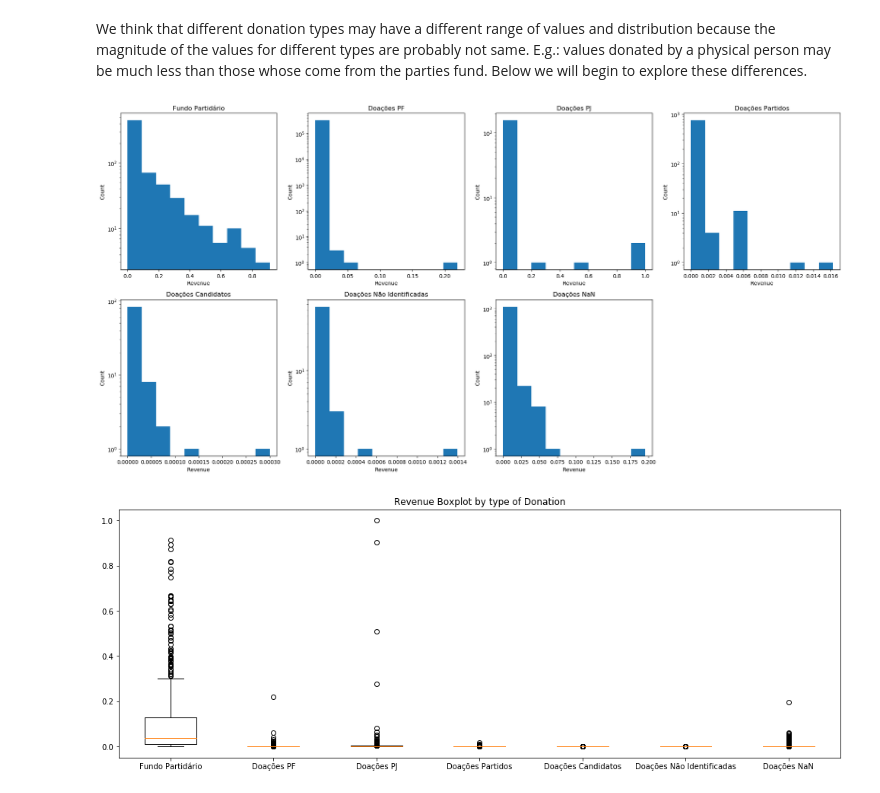
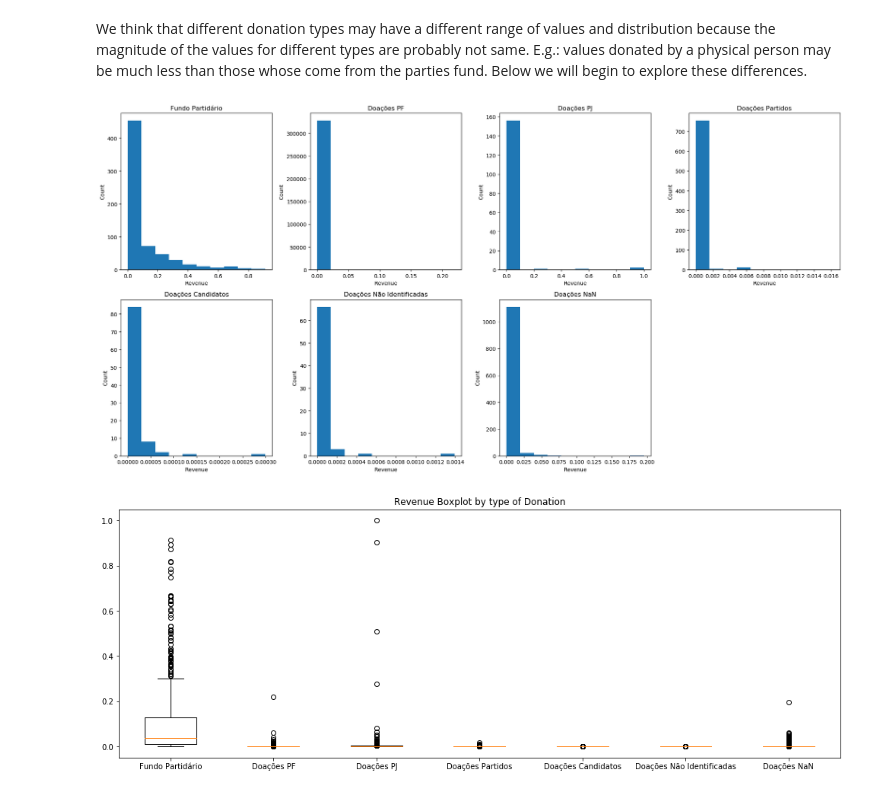
Before and after one commit to aiquis/political-parties-revenue, a Jupyter notebook: Political Parties Funding - Exploratory Analysis.ipynb, the cells around one changed output. Cells and saved outputs as stored; diff of their text form; code cells hidden in the pictures.

```diff
--- a/Political Parties Funding - Exploratory Analysis.ipynb
+++ b/Political Parties Funding - Exploratory Analysis.ipynb
@@ -129,0 +146,26 @@ We had to do some experimentation to plot the graphs on a way it could be seen b
+# %%
+# First approuch: revenue values on the million scale
+
+# Adding a columns to the DataFrame with revenue in the million scale to facilitate the readbility of the values
+# the round function is applied to also make it a better number to read and understand
+receitas_br_df['VR_RECEITA_MILHOES'] = (receitas_br_df['VR_RECEITA'] / (10 ** 6)).round(decimals=2)
+
+# n_samples stores the number of rows (aka samples) of the dataset
+n_samples = len(receitas_br_df)
+# Calculating the number of bins based on the square root of the samples since it's a common way
+# to set this number for usage on histograms
+n_bins = int(np.sqrt(n_samples))
+
+_ = plt.subplots(nrows=1, ncols=2, figsize=(15, 5), facecolor='w', edgecolor='w')
+
+# Plotting the histogram to see the distribution of revenue data values
+_ = plt.subplot(1, 2, 1)
+# Log has been applied for the data
+_ = plt.hist(receitas_br_df['VR_RECEITA_MILHOES'], bins=n_bins)
+_ = plt.xlabel('Revenue (millions)')
+_ = plt.ylabel('Count')
+
+_ = plt.subplot(1, 2, 2)
+_ = plt.boxplot(receitas_br_df['VR_RECEITA_MILHOES'], labels=['Revenue (millions)'])
+
+receitas_br_df.VR_RECEITA_MILHOES.describe()
@@ -203,58 +260,58 @@ _ = plt.subplot(2, 4, 1)
 _ = plt.title('Fundo Partidário')
 _ = plt.xlabel('Revenue')
 _ = plt.ylabel('Count')
-_ = plt.hist(fundo_partidario['VR_RECEITA_NORM'], log=True)
+_ = plt.hist(fundo_partidario['VR_RECEITA_NORM'])
 
 bin_size = get_bin_size(doacoes_pf)
 _ = plt.subplot(2, 4, 2)
 _ = plt.title('Doações PF')
 _ = plt.xlabel('Revenue')
 _ = plt.ylabel('Count')
-_ = plt.hist(doacoes_pf['VR_RECEITA_NORM'], log=True)
+_ = plt.hist(doacoes_pf['VR_RECEITA_NORM'])
 
 bin_size = get_bin_size(doacoes_pj)
 _ = plt.subplot(2, 4, 3)
 _ = plt.title('Doações PJ')
 _ = plt.xlabel('Revenue')
 _ = plt.ylabel('Count')
-_ = plt.hist(doacoes_pj['VR_RECEITA_NORM'], log=True)
+_ = plt.hist(doacoes_pj['VR_RECEITA_NORM'])
 
 bin_size = get_bin_size(doacoes_partidos)
 _ = plt.subplot(2, 4, 4)
 _ = plt.title('Doações Partidos')
 _ = plt.xlabel('Revenue')
 _ = plt.ylabel('Count')
-_ = plt.hist(doacoes_partidos['VR_RECEITA_NORM'], log=True)
+_ = plt.hist(doacoes_partidos['VR_RECEITA_NORM'])
 
 bin_size = get_bin_size(doacoes_candidatos)
 _ = plt.subplot(2, 4, 5)
 _ = plt.title('Doações Candidatos')
 _ = plt.xlabel('Revenue')
 _ = plt.ylabel('Count')
-_ = plt.hist(doacoes_candidatos['VR_RECEITA_NORM'], log=True)
+_ = plt.hist(doacoes_candidatos['VR_RECEITA_NORM'])
 
 bin_size = get_bin_size(doacoes_undefined)
 _ = plt.subplot(2, 4, 6)
 _ = plt.title('Doações Não Identificadas')
 _ = plt.xlabel('Revenue')
 _ = plt.ylabel('Count')
-_ = plt.hist(doacoes_undefined['VR_RECEITA_NORM'], log=True)
+_ = plt.hist(doacoes_undefined['VR_RECEITA_NORM'])
 
 bin_size = get_bin_size(doacoes_nan)
 _ = plt.subplot(2, 4, 7)
 _ = plt.title('Doações NaN')
 _ = plt.xlabel('Revenue')
 _ = plt.ylabel('Count')
-_ = plt.hist(doacoes_nan['VR_RECEITA_NORM'], log=True)
+_ = plt.hist(doacoes_nan['VR_RECEITA_NORM'])
 
 # Don't show the last (empty) subplot
 
 _ = plt.subplot(2, 4, 8)
 _ = plt.axis('off')
 
 _ = plt.tight_layout()
 # %% [output]
-[figure, old version]
+[figure, new version]
 # %%
 # Plotting all the boxes on the same graph/scale with their outliers
 
```
Also changed, not shown: parts of 11 cells of this notebook.
